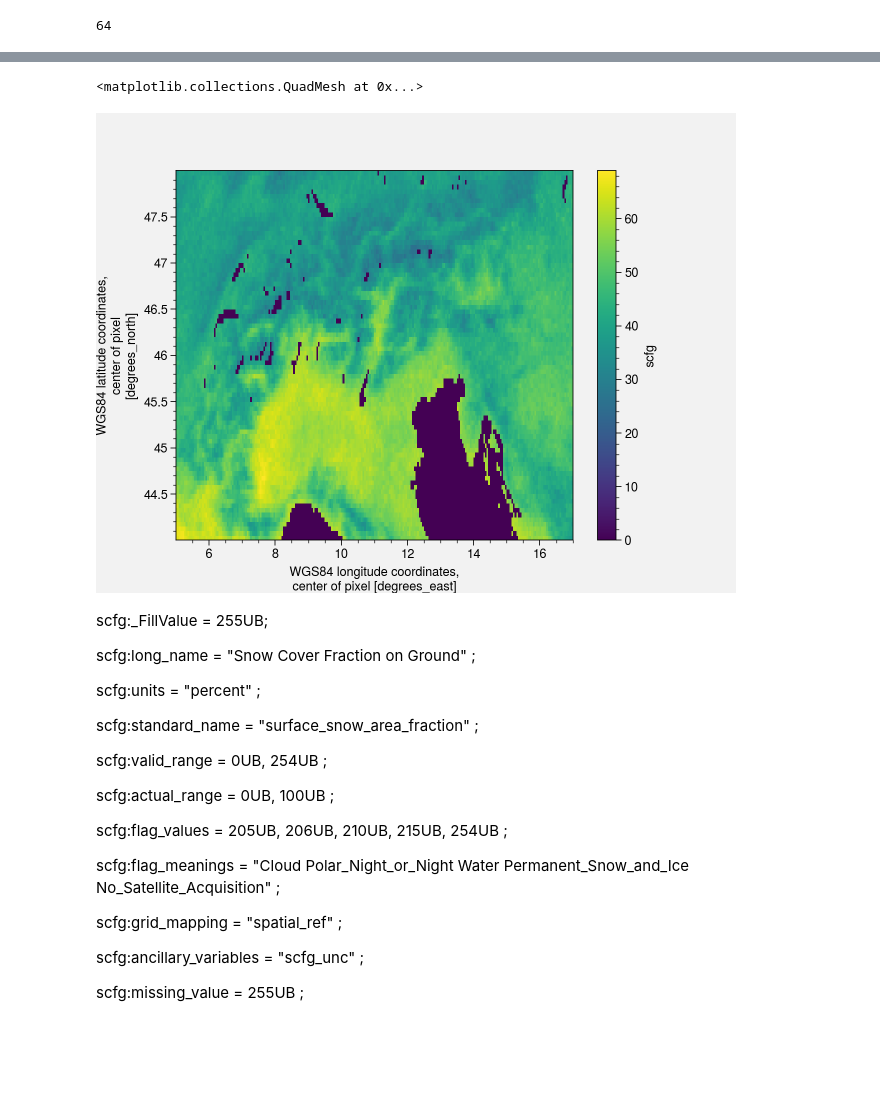
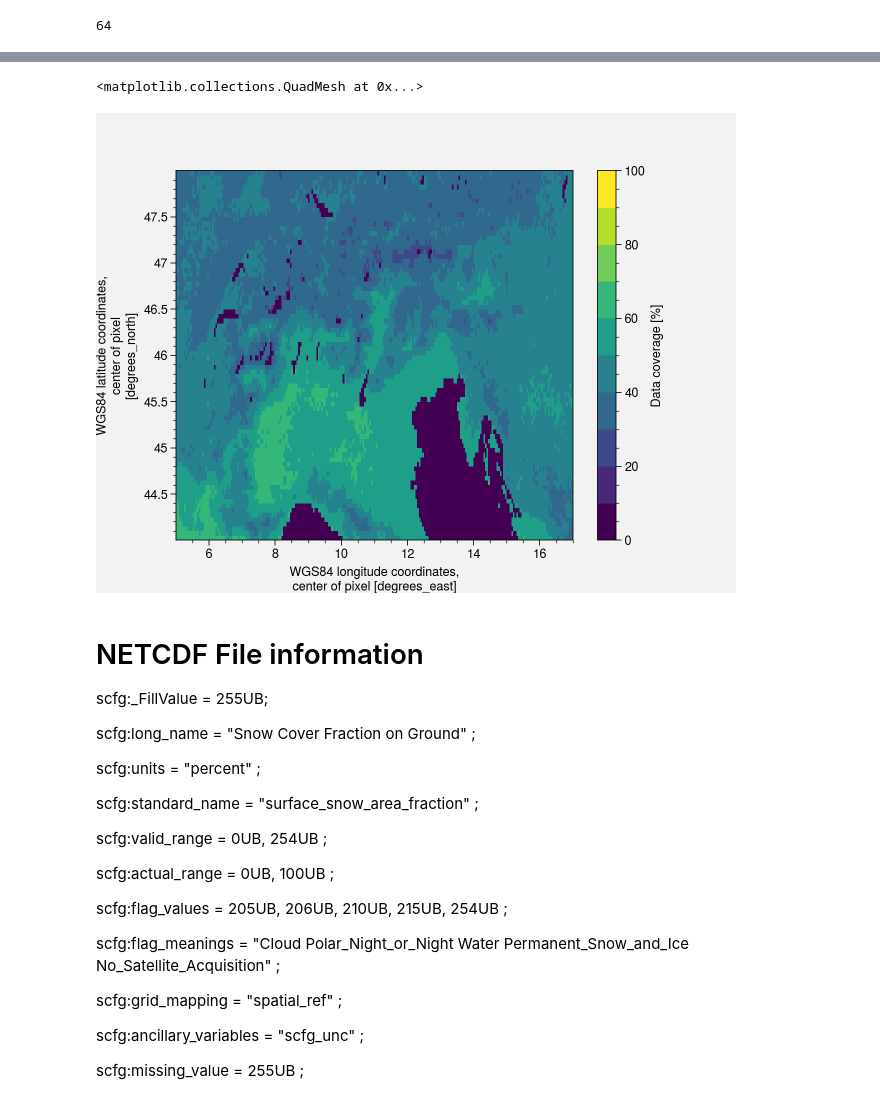
Before and after one commit to mmenegoz/Snow_cover_analysis, a Jupyter notebook: Alpine_snow_CCI.ipynb, the cells around one changed output, grey strips where cells are left out. Cells and saved outputs as stored; diff of their text form; code cells hidden in the pictures; blank space fills up the shorter version.

```diff
--- a/Alpine_snow_CCI.ipynb
+++ b/Alpine_snow_CCI.ipynb
@@ -179,10 +102,14 @@ scf = ds_alps.scfg.where(ds_alps.scfg <= 100)
 data_coverage = ((scf.count('time') / scf.time.size)*100).load()
-# %%
-data_coverage.plot()
-# %% [output]
-<matplotlib.collections.QuadMesh at 0x...>
-[figure, removed]
+# %%
+data_coverage.name = 'Data coverage'
+data_coverage.attrs['units'] = '%'
+data_coverage.plot(levels=plot.arange(0, 100, 10))
+# %% [output]
+<matplotlib.collections.QuadMesh at 0x...>
+[figure, added]
 # %% [markdown]
+# NETCDF File information
+
 scfg:_FillValue = 255UB;
 
 scfg:long_name = "Snow Cover Fraction on Ground" ;
```
Also changed, not shown: parts of 25 cells of this notebook, 2 other files.
